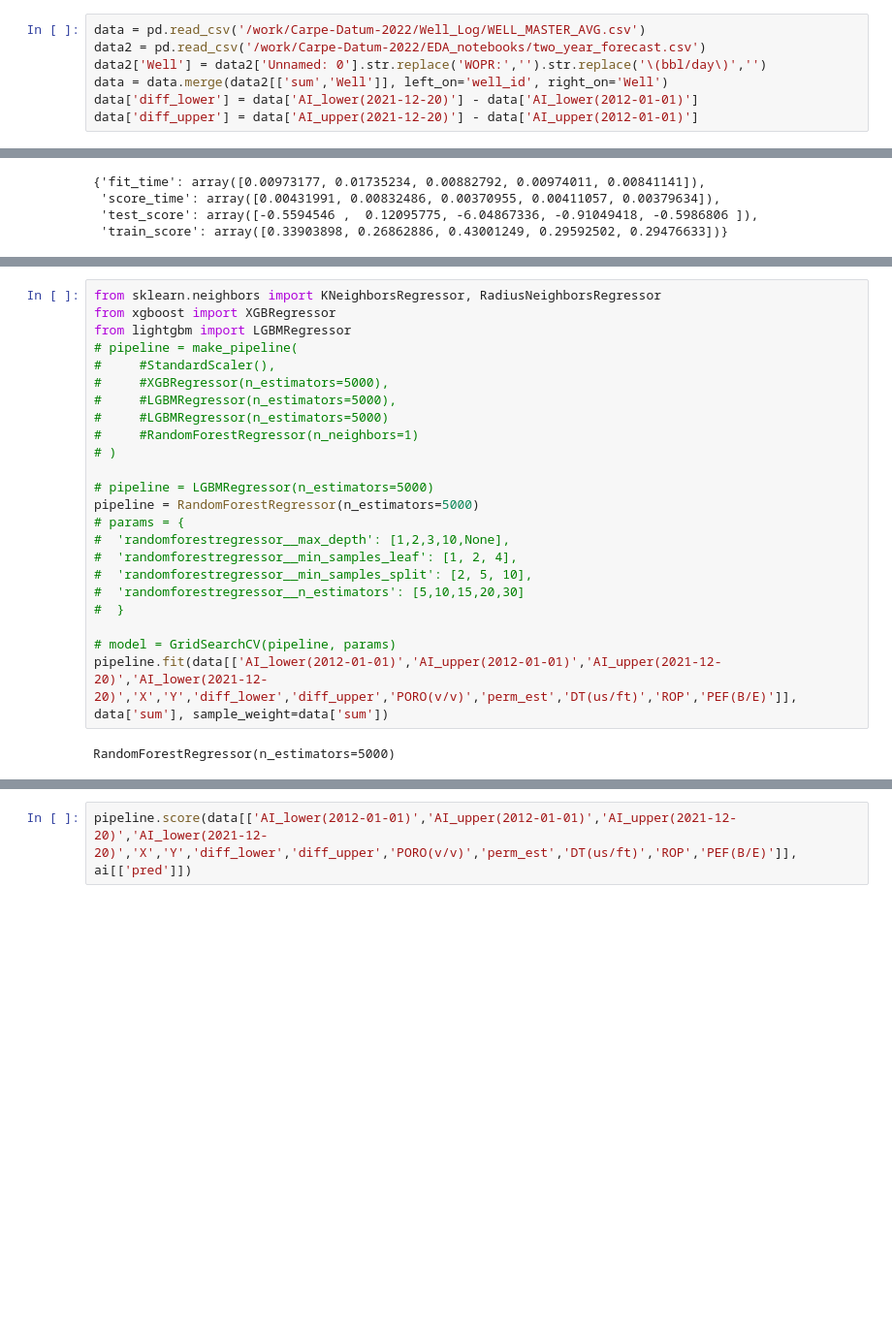
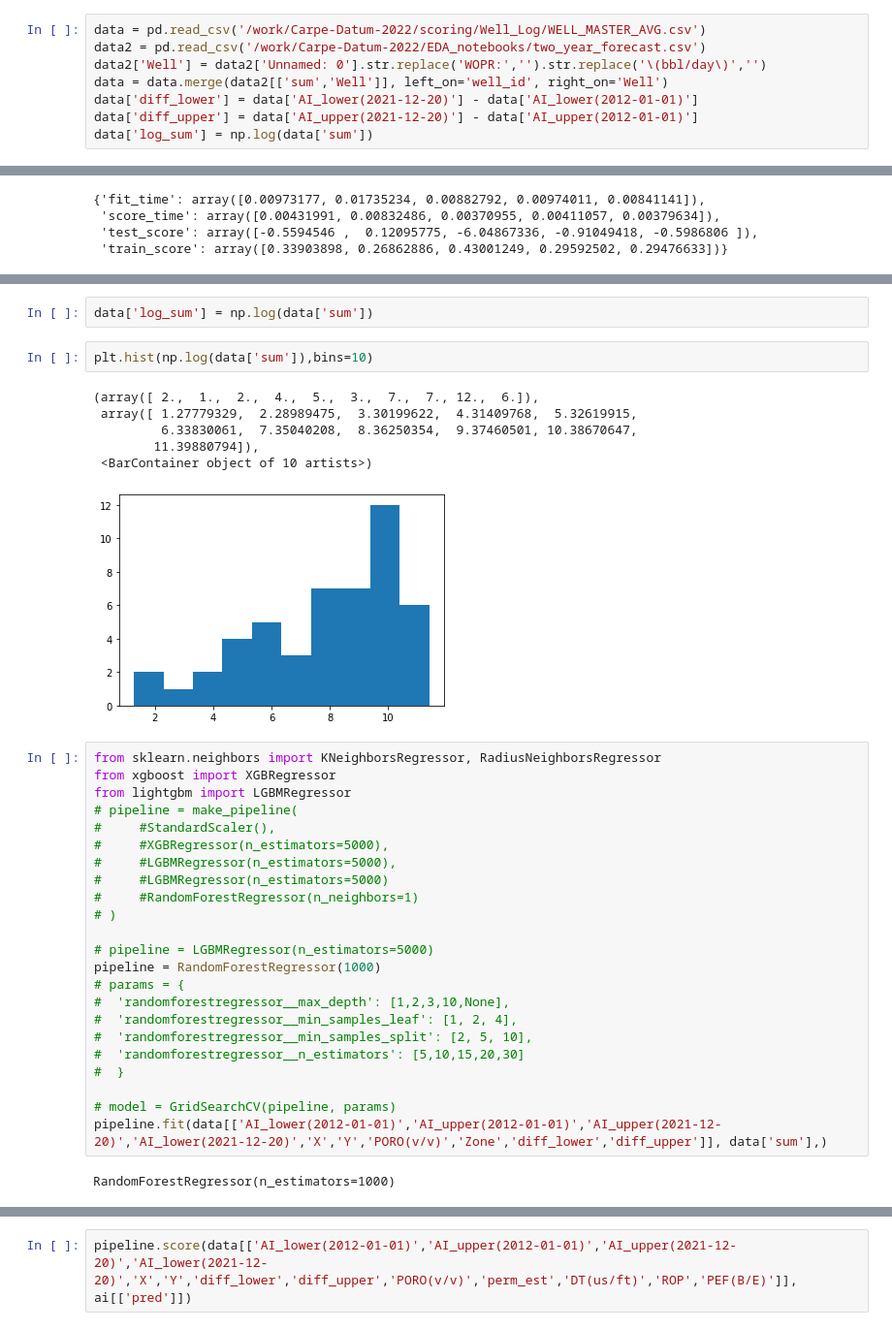
Before and after one commit to PGEHackathon/Carpe-Datum-2022, a Jupyter notebook: EDA_notebooks/santosh_EDA.ipynb, the cells around one changed output, grey strips where cells are left out. Shown at 97% size. Cells and saved outputs as stored; diff of their text form; blank space fills up the shorter version.

```diff
--- a/EDA_notebooks/santosh_EDA.ipynb
+++ b/EDA_notebooks/santosh_EDA.ipynb
@@ -306,12 +306,13 @@ Model
 # %%
 ai = pd.read_csv('/work/Carpe-Datum-2022/AI.csv')
 # %%
-data = pd.read_csv('/work/Carpe-Datum-2022/Well_Log/WELL_MASTER_AVG.csv')
+data = pd.read_csv('/work/Carpe-Datum-2022/scoring/Well_Log/WELL_MASTER_AVG.csv')
 data2 = pd.read_csv('/work/Carpe-Datum-2022/EDA_notebooks/two_year_forecast.csv')
 data2['Well'] = data2['Unnamed: 0'].str.replace('WOPR:','').str.replace('\(bbl/day\)','')
 data = data.merge(data2[['sum','Well']], left_on='well_id', right_on='Well')
 data['diff_lower'] = data['AI_lower(2021-12-20)'] - data['AI_lower(2012-01-01)']
 data['diff_upper'] = data['AI_upper(2021-12-20)'] - data['AI_upper(2012-01-01)']
+data['log_sum'] = np.log(data['sum'])
 # %%
 data
 # %% [output]
@@ -389,3 +369,14 @@ data
+# %%
+data['log_sum'] = np.log(data['sum'])
+# %%
+plt.hist(np.log(data['sum']),bins=10)
+# %% [output]
+(array([ 2.,  1.,  2.,  4.,  5.,  3.,  7.,  7., 12.,  6.]),
+ array([ 1.27779329,  2.28989475,  3.30199622,  4.31409768,  5.32619915,
+         6.33830061,  7.35040208,  8.36250354,  9.37460501, 10.38670647,
+        11.39880794]),
+ <BarContainer object of 10 artists>)
+[figure, added]
 # %%
 from sklearn.neighbors import KNeighborsRegressor, RadiusNeighborsRegressor
 from xgboost import XGBRegressor
@@ -399,7 +390,7 @@ from lightgbm import LGBMRegressor
 # )
 
 # pipeline = LGBMRegressor(n_estimators=5000)
-pipeline = RandomForestRegressor(n_estimators=5000)
+pipeline = RandomForestRegressor(1000)
 # params = {
 #  'randomforestregressor__max_depth': [1,2,3,10,None],
 #  'randomforestregressor__min_samples_leaf': [1, 2, 4],
@@ -408,6 +399,6 @@ pipeline = RandomForestRegressor(n_estimators=5000)
 #  }
 
 # model = GridSearchCV(pipeline, params)
-pipeline.fit(data[['AI_lower(2012-01-01)','AI_upper(2012-01-01)','AI_upper(2021-12-20)','AI_lower(2021-12-20)','X','Y','diff_lower','diff_upper','PORO(v/v)','perm_est','DT(us/ft)','ROP','PEF(B/E)']], data['sum'], sample_weight=data['sum'])
+pipeline.fit(data[['AI_lower(2012-01-01)','AI_upper(2012-01-01)','AI_upper(2021-12-20)','AI_lower(2021-12-20)','X','Y','PORO(v/v)','Zone','diff_lower','diff_upper']], data['sum'],)
 # %% [output]
-RandomForestRegressor(n_estimators=5000)
+RandomForestRegressor(n_estimators=1000)
```
Also changed, not shown: parts of 15 cells of this notebook, 59 other files.
